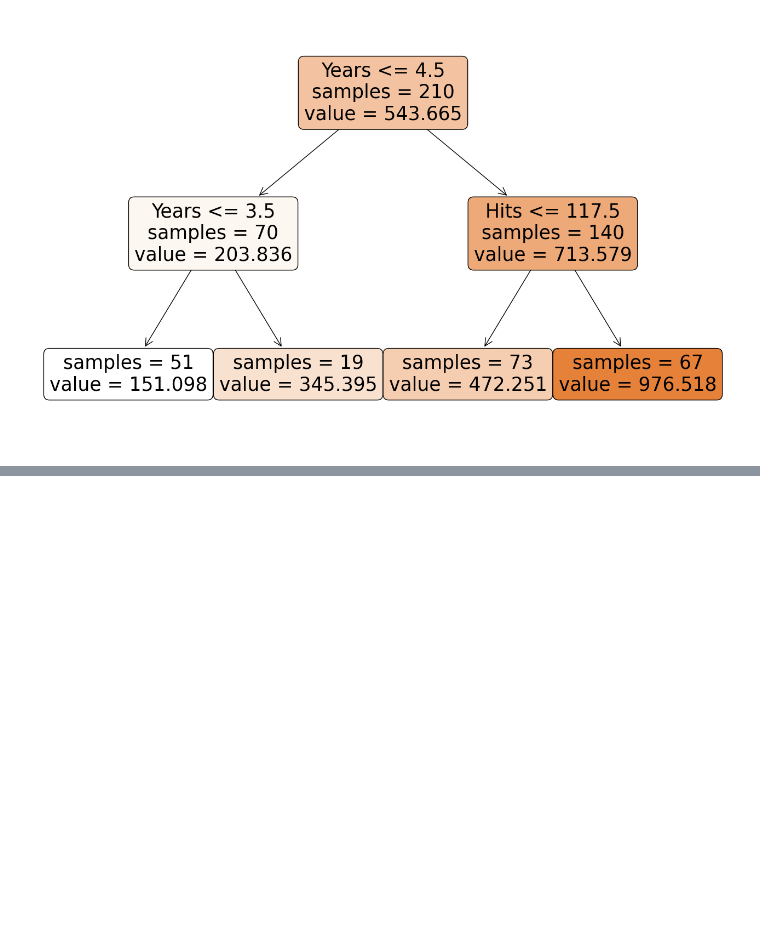
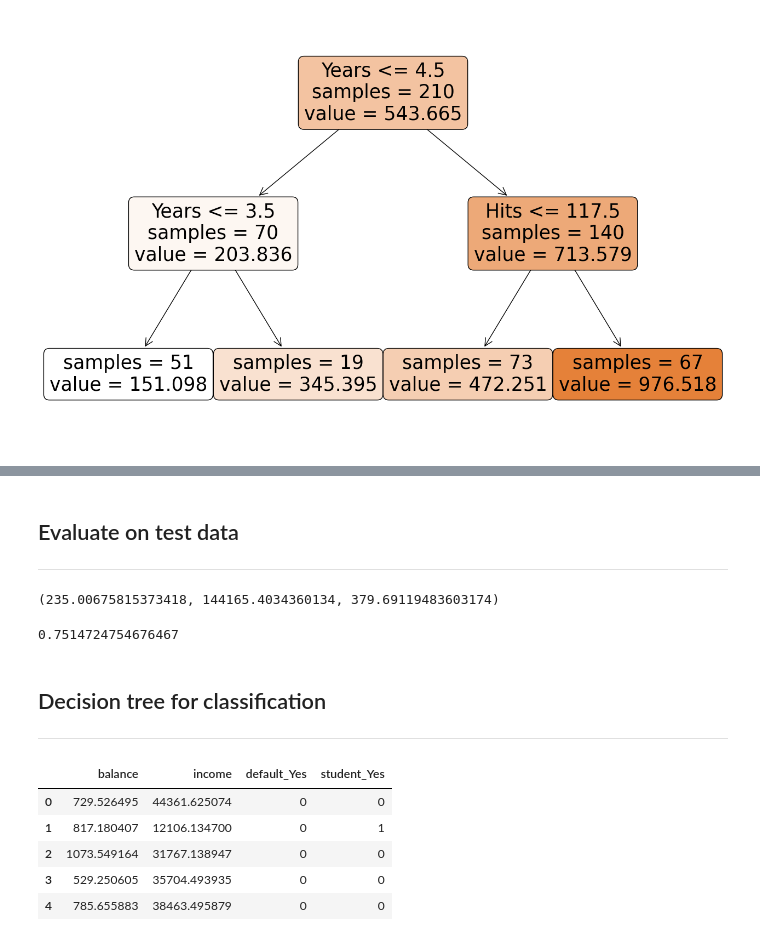
Before and after one commit to Canesp/Machine-learning-Philip-de-Canesie, a Jupyter notebook: Code-along/Lec-10.ipynb, the cells around one changed output, grey strips where cells are left out. Drawn from its saved outputs; the diff is of its cells as text; code cells hidden in the pictures; blank space fills up the shorter version.

```diff
--- a/Code-along/Lec-10.ipynb
+++ b/Code-along/Lec-10.ipynb
@@ -95,0 +109,32 @@ tree.plot_tree(model, filled= True, feature_names=X_train.columns, impurity= Fal
+# %% [markdown]
+## Evaluate on test data
+
+---
+# %%
+from sklearn.metrics import mean_absolute_error, mean_squared_error
+
+y_pred = model.predict(X_test)
+MAE, MSE, RMSE = mean_absolute_error(y_test, y_pred), mean_squared_error(y_test, y_pred), np.sqrt(mean_squared_error(y_test, y_pred))
+MAE, MSE, RMSE
+# %% [output]
+(235.00675815373418, 144165.4034360134, 379.69119483603174)
+# %%
+percentage_RMSE = RMSE/np.mean(y_test)
+percentage_RMSE
+# %% [output]
+0.7514724754676467
+# %% [markdown]
+## Decision tree for classification
+
+---
+# %%
+df = pd.read_csv("../Data/Default.csv")
+df = pd.get_dummies(df, drop_first= True)
+df.head()
+# %% [output]
+|  | balance | income | default_Yes | student_Yes |
+| 0 | 729.526495 | 44361.625074 | 0 | 0 |
+| 1 | 817.180407 | 12106.134700 | 0 | 1 |
+| 2 | 1073.549164 | 31767.138947 | 0 | 0 |
+| 3 | 529.250605 | 35704.493935 | 0 | 0 |
+| 4 | 785.655883 | 38463.495879 | 0 | 0 |
```
Also changed, not shown: parts of 3 cells of this notebook.
